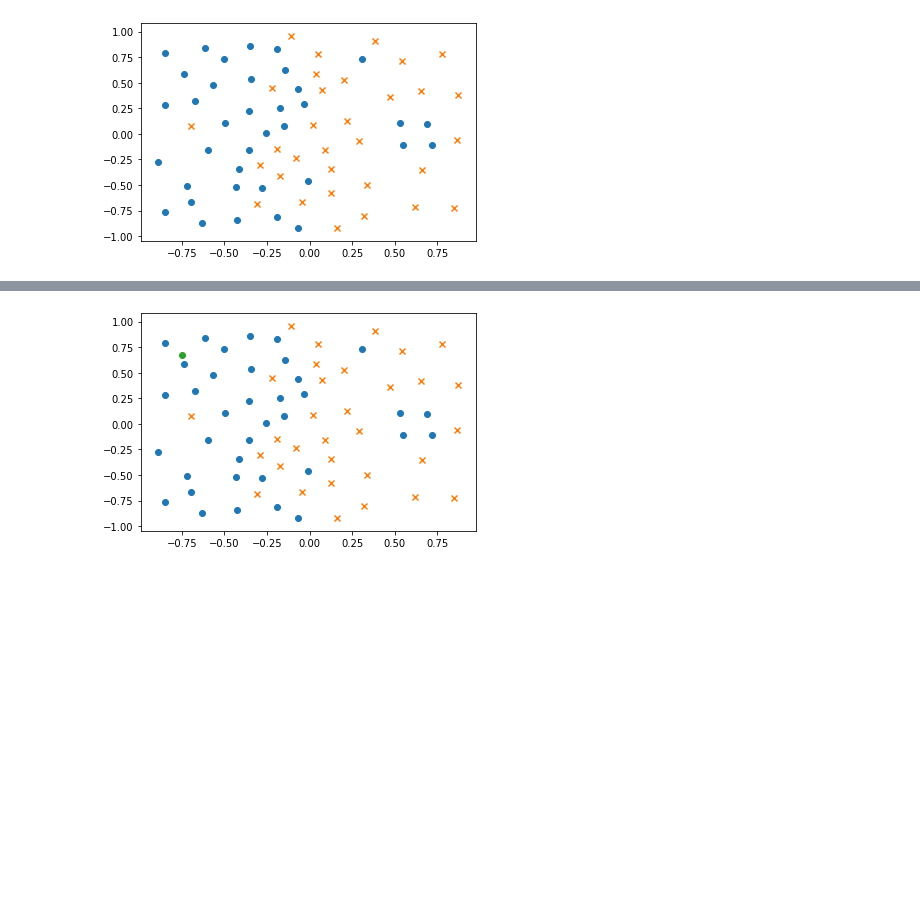
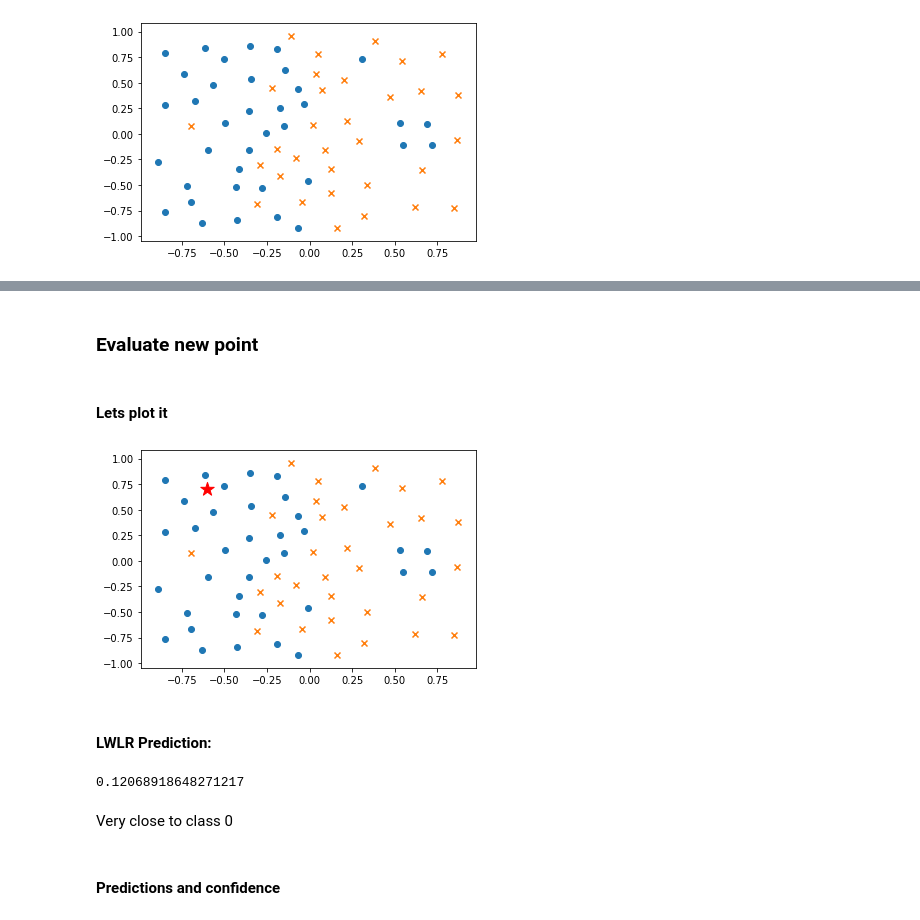
Before and after one commit to LecJackS/CS229-ML-Andrew-Ng, a Jupyter notebook: Problem Set #1.ipynb, the cells around one changed output, grey strips where cells are left out. Cells and saved outputs as stored; diff of their text form; code cells hidden in the pictures; blank space fills up the shorter version.

```diff
--- a/Problem Set #1.ipynb
+++ b/Problem Set #1.ipynb
@@ -341,8 +394,25 @@ locally_weighted_logistic_regression(x, y, np.array([-0.74792627, 0.6725731]), 0
+# %% [markdown]
+### Evaluate new point
+# %%
+# New point to evaluate
+point = np.array([-0.6, 0.7])
+# %% [markdown]
+#### Lets plot it
 # %%
 import matplotlib.pyplot as plt
 plt.scatter(x[y==0][:,0], x[y==0][:,1], marker='o')
 plt.scatter(x[y==1][:,0], x[y==1][:,1], marker='x')
-plt.scatter(-0.74792627, 0.6725731, marker='o')
+plt.scatter(point[0], point[1], marker='*', s=200, c='r')
 plt.show()
 # %% [output]
-[figure, old version]
+[figure, new version]
+# %% [markdown]
+#### LWLR Prediction:
+# %%
+locally_weighted_logistic_regression(x, y, point, tau=0.2)
+# %% [output]
+0.12068918648271217
+# %% [markdown]
+Very close to class 0
+# %% [markdown]
+#### Predictions and confidence
```
Also changed, not shown: parts of 30 cells of this notebook.
